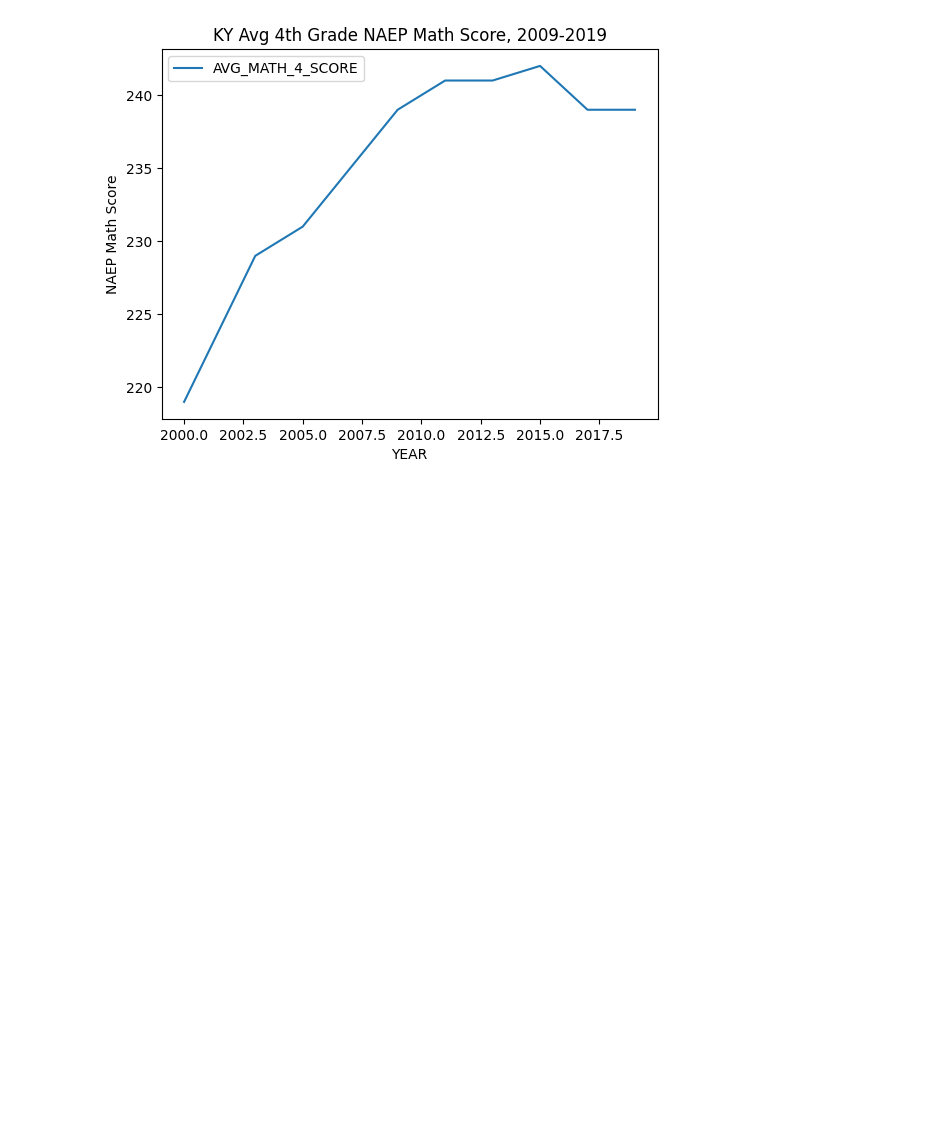
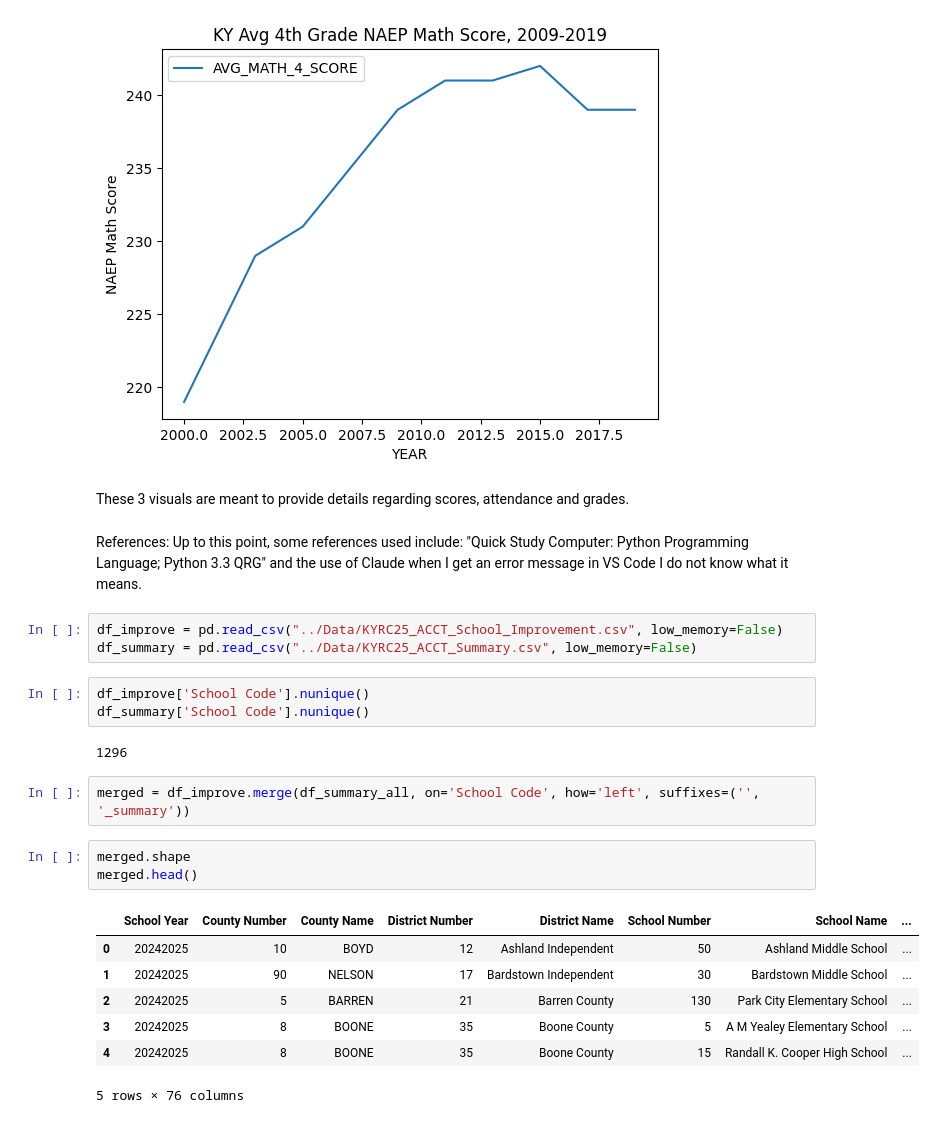
Before and after one commit to peklein1/Tracking-Progress-Throughout-Elementary-School, a Jupyter notebook: Notebooks/schooldata.ipynb, the cells around one changed output. Drawn from its saved outputs; the diff is of its cells as text; blank space fills up the shorter version.

Commit message:
updated to relevant datasets and merged two appropriate ones

```diff
--- a/Notebooks/schooldata.ipynb
+++ b/Notebooks/schooldata.ipynb
@@ -878,3 +878,28 @@ plt.ylabel('NAEP Math Score')
 plt.show()
 # %% [output]
 [figure]
+# %% [markdown]
+These 3 visuals are meant to provide details regarding scores, attendance and grades.
+# %% [markdown]
+References:  Up to this point, some references used include: "Quick Study Computer: Python Programming Language; Python 3.3 QRG" and the use of Claude when I get an error message in VS Code I do not know what it means.
+# %%
+df_improve = pd.read_csv("../Data/KYRC25_ACCT_School_Improvement.csv", low_memory=False)
+df_summary = pd.read_csv("../Data/KYRC25_ACCT_Summary.csv", low_memory=False)
+# %%
+df_improve['School Code'].nunique()
+df_summary['School Code'].nunique()
+# %% [output]
+1296
+# %%
+merged = df_improve.merge(df_summary_all, on='School Code', how='left', suffixes=('', '_summary'))
+# %%
+merged.shape
+merged.head()
+# %% [output]
+|  | School Year | County Number | County Name | District Number | District Name | School Number | School Name | ... |
+| 0 | 20242025 | 10 | BOYD | 12 | Ashland Independent | 50 | Ashland Middle School | ... |
+| 1 | 20242025 | 90 | NELSON | 17 | Bardstown Independent | 30 | Bardstown Middle School | ... |
+| 2 | 20242025 | 5 | BARREN | 21 | Barren County | 130 | Park City Elementary School | ... |
+| 3 | 20242025 | 8 | BOONE | 35 | Boone County | 5 | A M Yealey Elementary School | ... |
+| 4 | 20242025 | 8 | BOONE | 35 | Boone County | 15 | Randall K. Cooper High School | ... |
+5 rows × 76 columns
```
Also changed, not shown: parts of 1 cell of this notebook, 4 other files.
